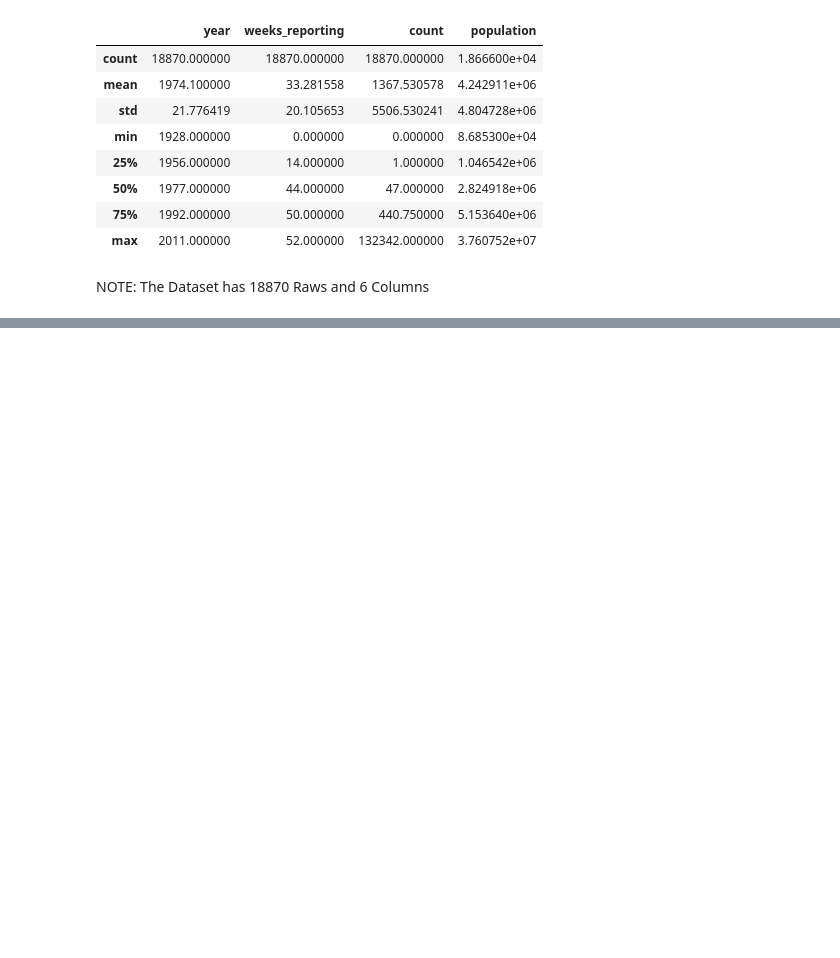
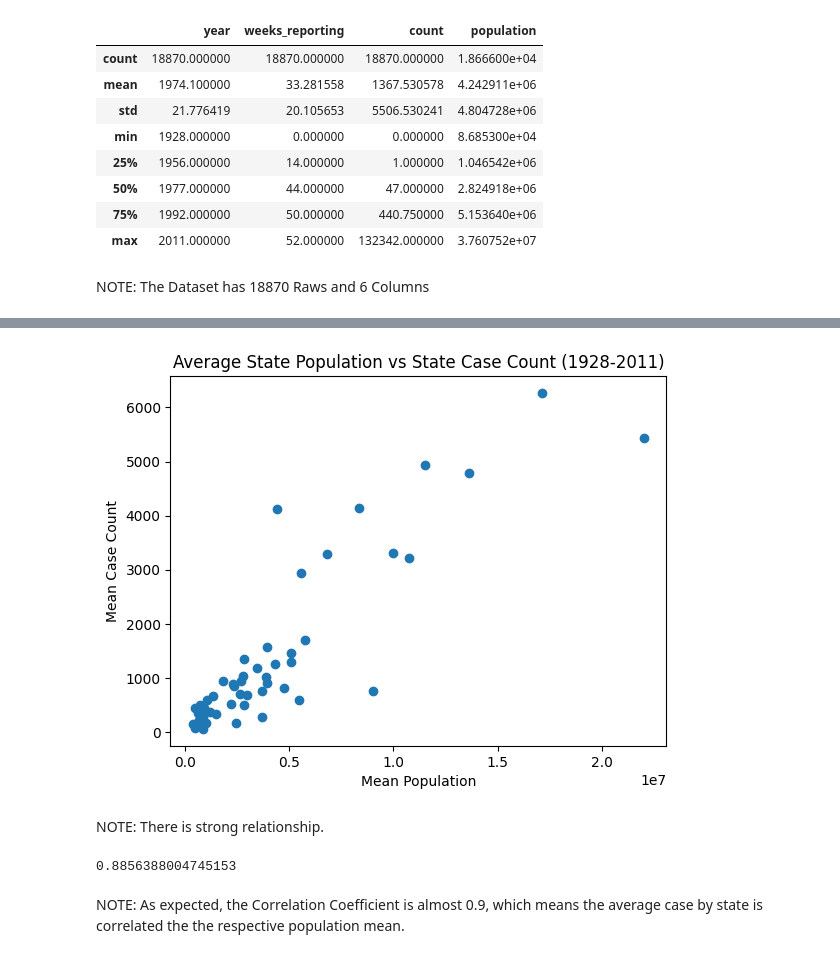
Before and after one commit to adinsa1/Data110, a Jupyter notebook: Assefa2Data201Project1.ipynb, the cells around one changed output, grey strips where cells are left out. Drawn from its saved outputs; the diff is of its cells as text; code cells hidden in the pictures; blank space fills up the shorter version.

```diff
--- a/Assefa2Data201Project1.ipynb
+++ b/Assefa2Data201Project1.ipynb
@@ -94,0 +97,4 @@ NOTE: The Dataset has 18870 Raws and 6 Columns
+# %%
+# Explore the correlation between count_mean by state and mean_population:
+by_state = df.groupby(['state']).mean()[['count', 'population']].rename(columns = {'count':'mean_count', 'population':'mean_pop'})
+by_state
@@ -94,0 +120,27 @@ NOTE: The Dataset has 18870 Raws and 6 Columns
+# %%
+# Plot Scatter plot to view the relationship:
+x = by_state.mean_pop
+y = by_state.mean_count
+
+plt.scatter(x, y)
+plt.xlabel('Mean Population')
+#plt.ticklabel_format(style='plain')
+plt.ylabel('Mean Case Count')
+plt.title('Average State Population vs State Case Count (1928-2011)')
+
+#import numpy as np
+#slope, intercept = np.polyfit(x, y, 1)
+#plt.plot(x, slope*x + intercept)
+plt.show()
+# %% [output]
+[figure, added]
+# %% [markdown]
+NOTE: There is strong relationship.
+# %%
+# Let us calculate the correlation coefficient.
+r = np.corrcoef(x, y)[1,0]
+r
+# %% [output]
+0.8856388004745153
+# %% [markdown]
+NOTE: As expected, the Correlation Coefficient is almost 0.9, which means the average case by state is correlated the the respective population mean.
```
Also changed, not shown: parts of 2 cells of this notebook.
